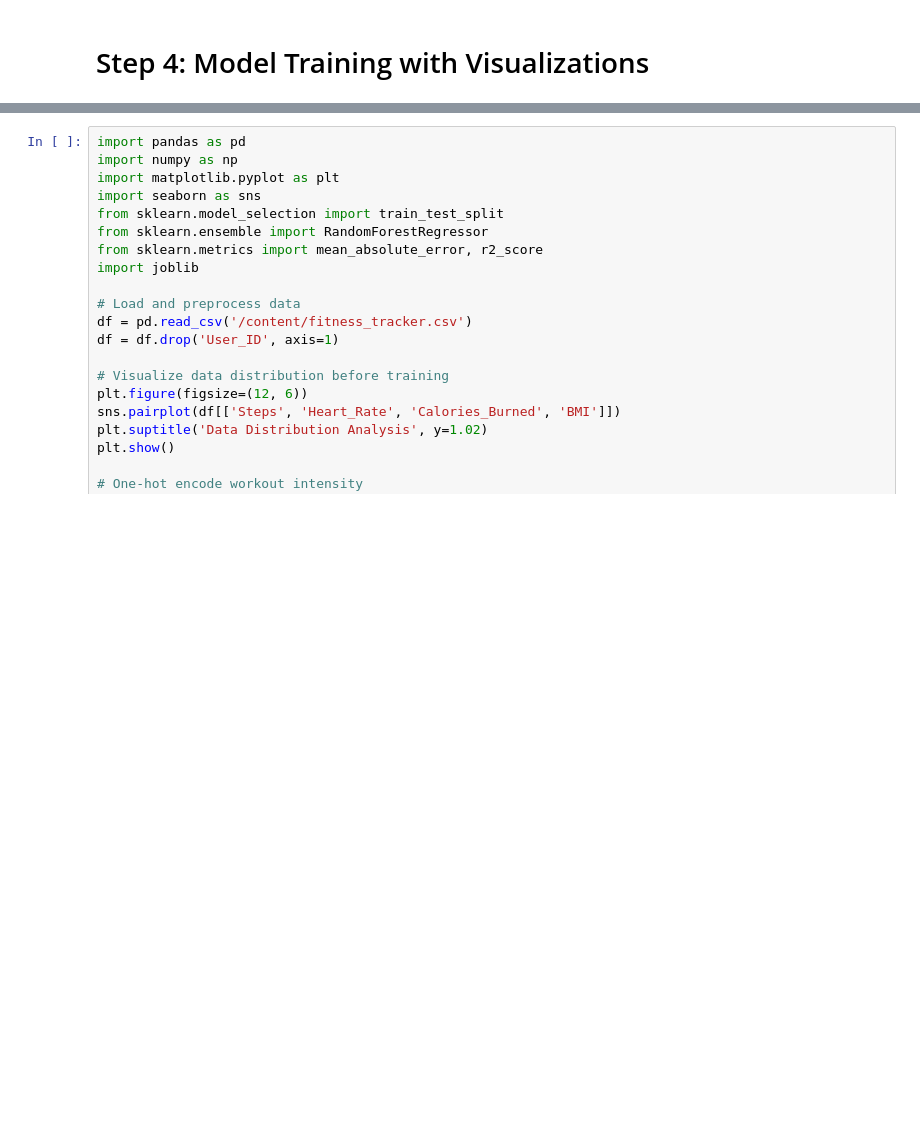
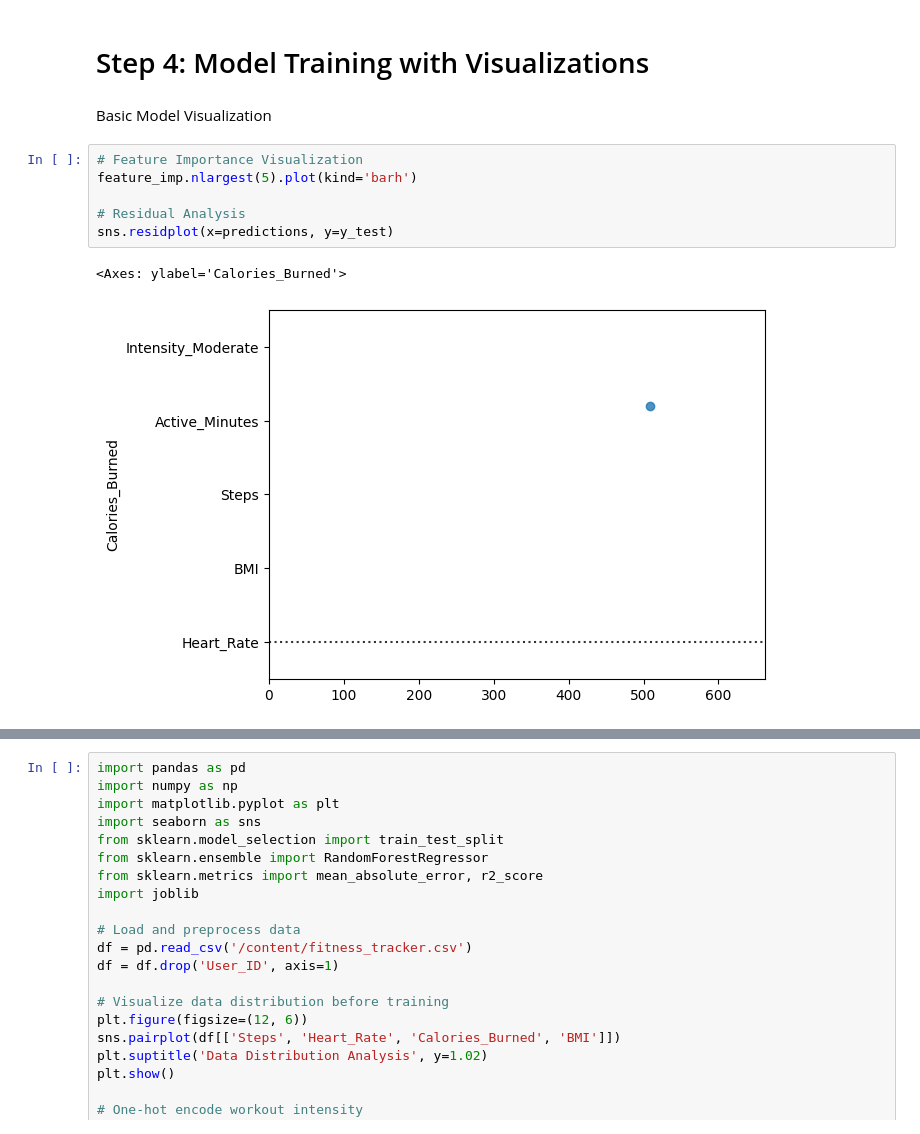
Before and after one commit to Techbarsha/fitness-tracker, a Jupyter notebook: model_training.ipynb, the cells around one changed output, grey strips where cells are left out. Drawn from its saved outputs; the diff is of its cells as text; blank space fills up the shorter version.

```diff
--- a/model_training.ipynb
+++ b/model_training.ipynb
@@ -96,2 +152,13 @@ R² Score: -0.07
 # %% [markdown]
 # Step 4: Model Training with Visualizations
+# %% [markdown]
+Basic Model Visualization
+# %%
+# Feature Importance Visualization
+feature_imp.nlargest(5).plot(kind='barh')
+
+# Residual Analysis
+sns.residplot(x=predictions, y=y_test)
+# %% [output]
+<Axes: ylabel='Calories_Burned'>
+[figure, added]
```
Also changed, not shown: parts of 9 cells of this notebook.
